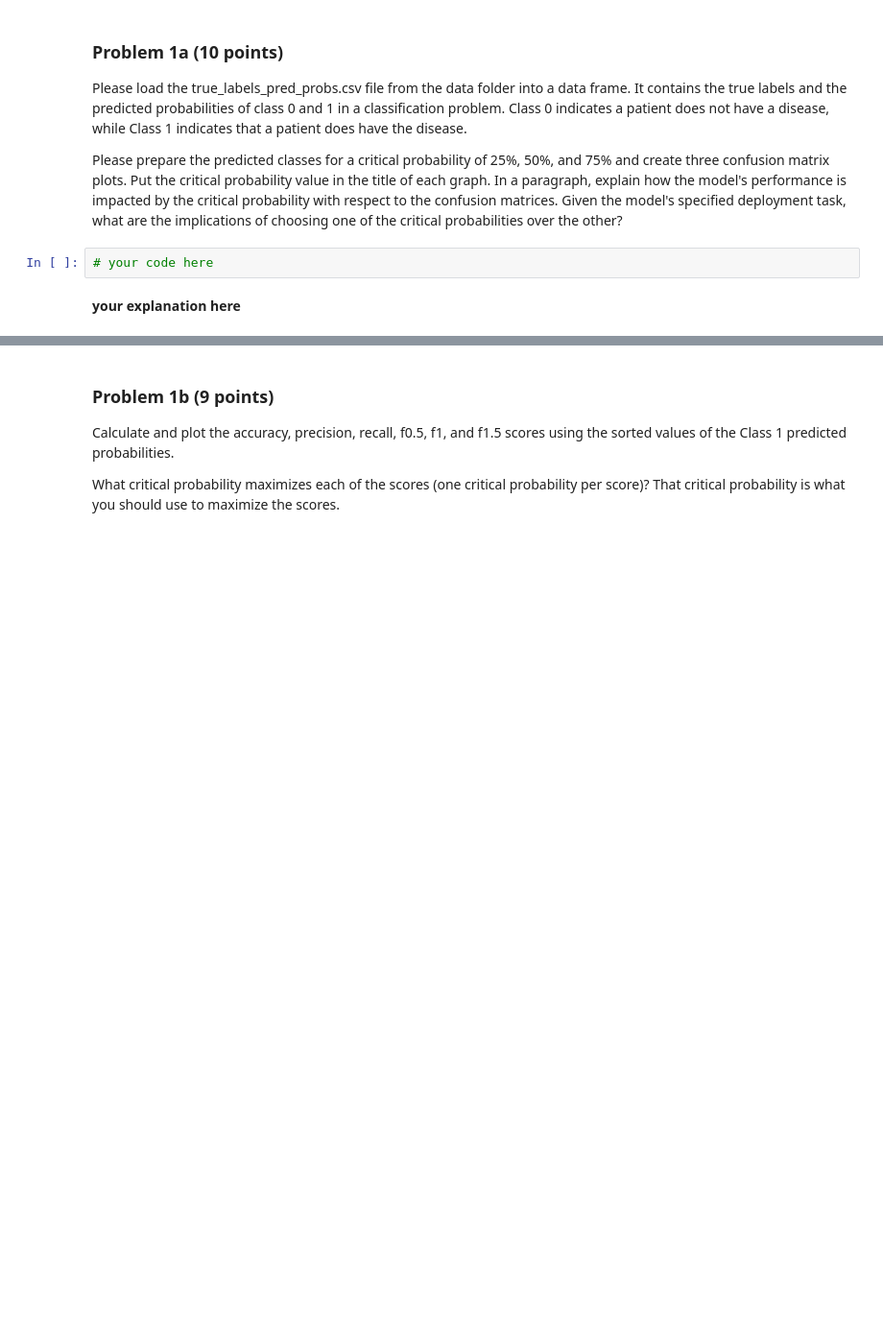
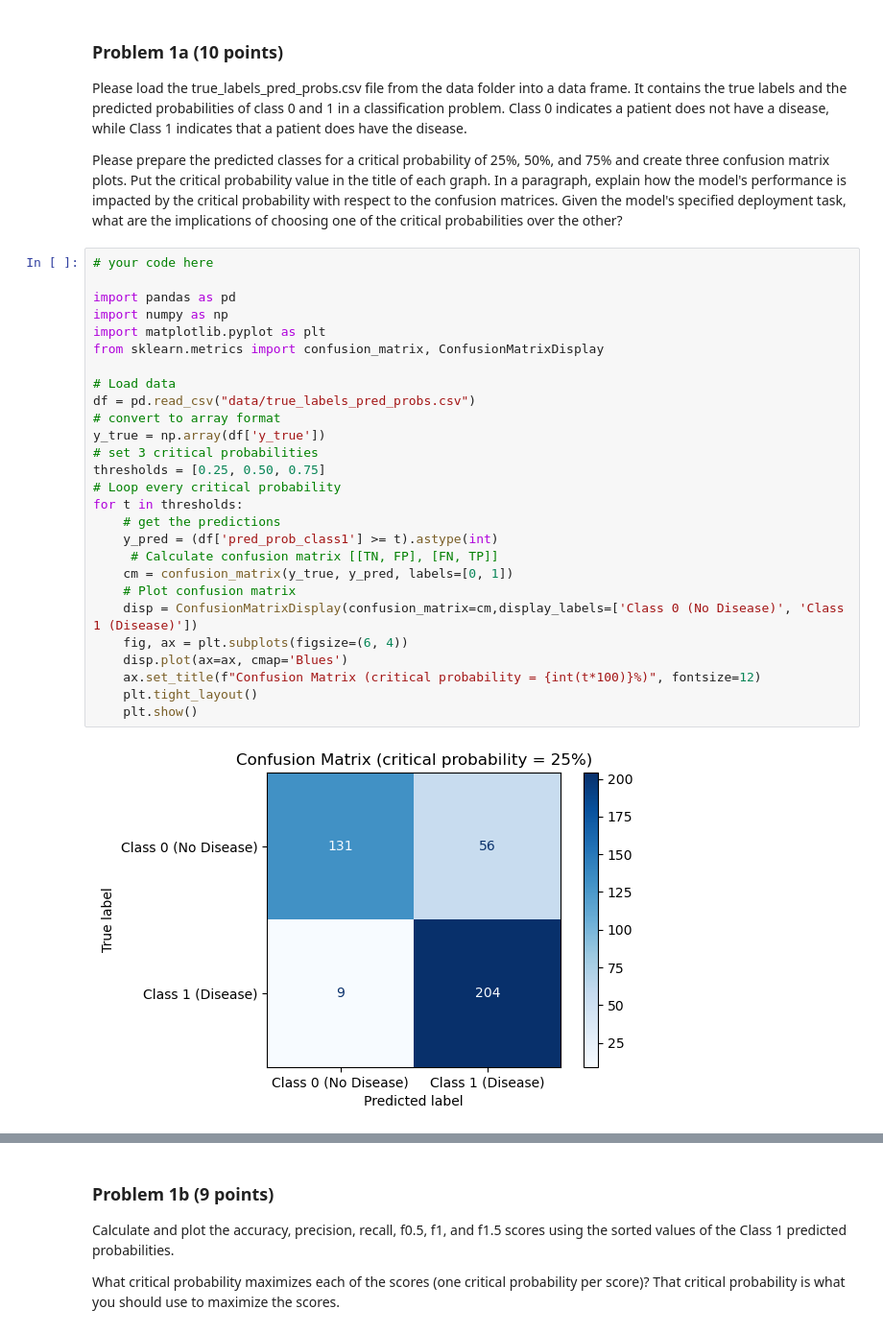
Before and after one commit to IsabellaTan/Brown-DATA1030-HW7, a Jupyter notebook: PS7.ipynb, the cells around one changed output, grey strips where cells are left out. Shown: that part at 96% size. Drawn from its saved outputs; the diff is of its cells as text; blank space fills up the shorter version.

```diff
--- a/PS7.ipynb
+++ b/PS7.ipynb
@@ -69,7 +80,32 @@ for lib, required_version in list(requirements.items()):
 Please load the true_labels_pred_probs.csv file from the data folder into a data frame. It contains the true labels and the predicted probabilities of class 0 and 1 in a classification problem. Class 0 indicates a patient does not have a disease, while Class 1 indicates that a patient does have the disease.
 
 Please prepare the predicted classes for a critical probability of 25%, 50%, and 75% and create three confusion matrix plots. Put the critical probability value in the title of each graph. In a paragraph, explain how the model's performance is impacted by the critical probability with respect to the confusion matrices. Given the model's specified deployment task, what are the implications of choosing one of the critical probabilities over the other?
-# %%
-# your code here
-# %% [markdown]
-**your explanation here**
+# %%
+# your code here
+
+import pandas as pd
+import numpy as np
+import matplotlib.pyplot as plt
+from sklearn.metrics import confusion_matrix, ConfusionMatrixDisplay
+
+# Load data
+df = pd.read_csv("data/true_labels_pred_probs.csv")
+# convert to array format
+y_true = np.array(df['y_true'])
+# set 3 critical probabilities
+thresholds = [0.25, 0.50, 0.75]
+# Loop every critical probability
+for t in thresholds:
+    # get the predictions
+    y_pred = (df['pred_prob_class1'] >= t).astype(int)
+     # Calculate confusion matrix [[TN, FP], [FN, TP]]
+    cm = confusion_matrix(y_true, y_pred, labels=[0, 1])
+    # Plot confusion matrix
+    disp = ConfusionMatrixDisplay(confusion_matrix=cm,display_labels=['Class 0 (No Disease)', 'Class 1 (Disease)'])
+    fig, ax = plt.subplots(figsize=(6, 4))
+    disp.plot(ax=ax, cmap='Blues')
+    ax.set_title(f"Confusion Matrix (critical probability = {int(t*100)}%)", fontsize=12)
+    plt.tight_layout()
+    plt.show()
+# %% [output]
+[figure, added]
```
Also changed, not shown: parts of 8 cells of this notebook, 1 other file.
